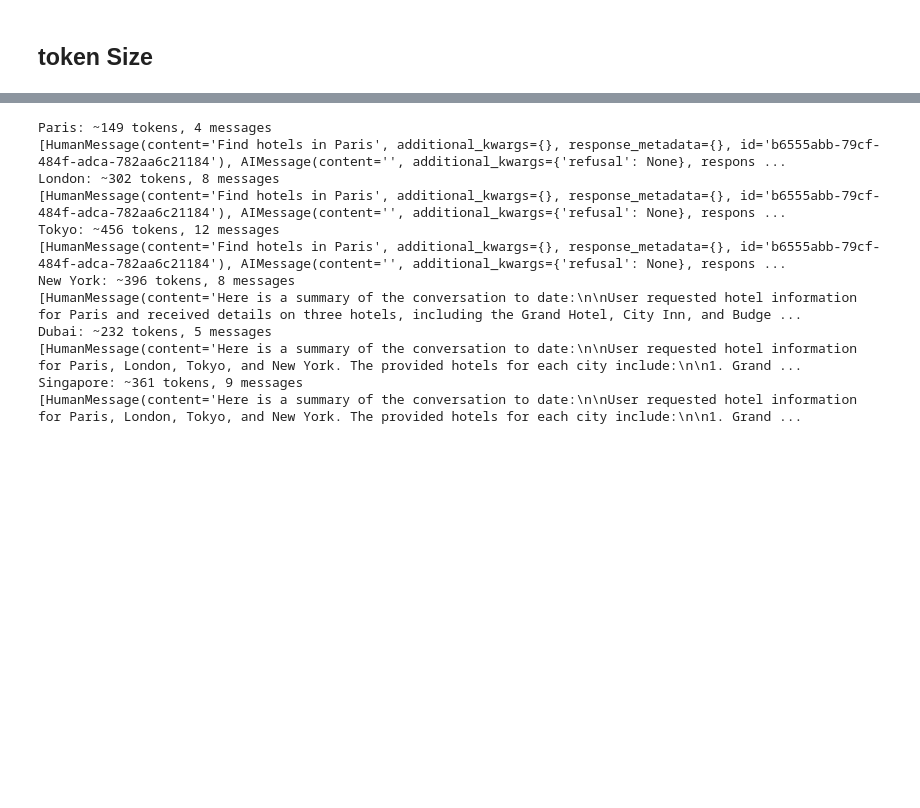
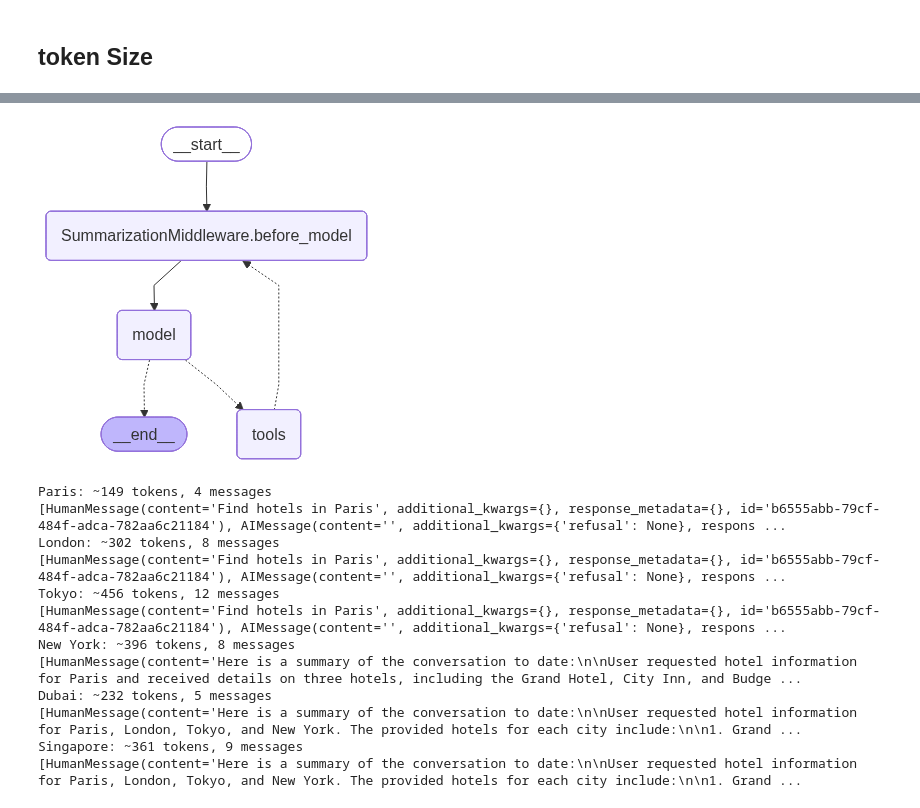
Before and after one commit to Kapil987/b150-genaiops, a Jupyter notebook: 18_Langchain/07_Middleware.ipynb, the cells around one changed output, grey strips where cells are left out. Saved outputs shown, nothing was run; the diff lists cells and outputs as text; code cells hidden in the pictures; blank space fills up the shorter version.

```diff
--- a/18_Langchain/07_Middleware.ipynb
+++ b/18_Langchain/07_Middleware.ipynb
@@ -110,3 +191,7 @@ def count_tokens(messages):
+# %%
+agent
+# %% [output]
+[figure, added]
 # %%
 # Run test
 cities = ["Paris", "London", "Tokyo", "New York", "Dubai", "Singapore"]
```
Also changed, not shown: parts of 17 cells of this notebook, 6 other files.
